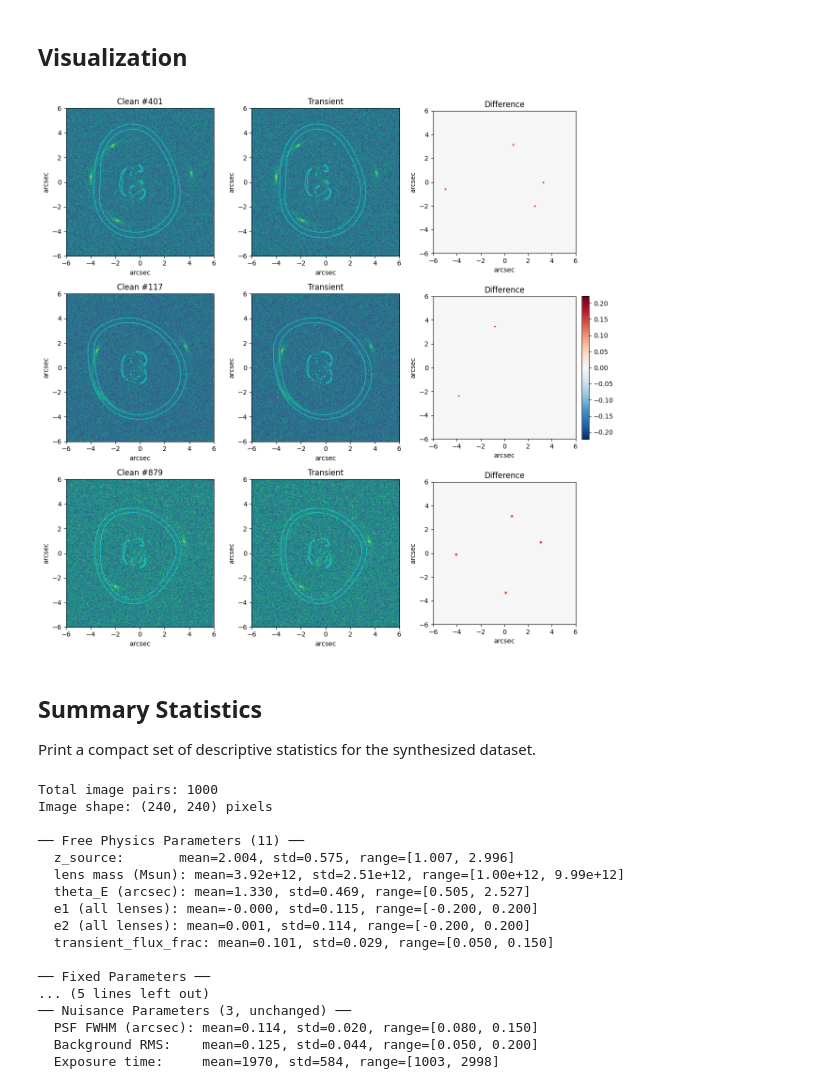
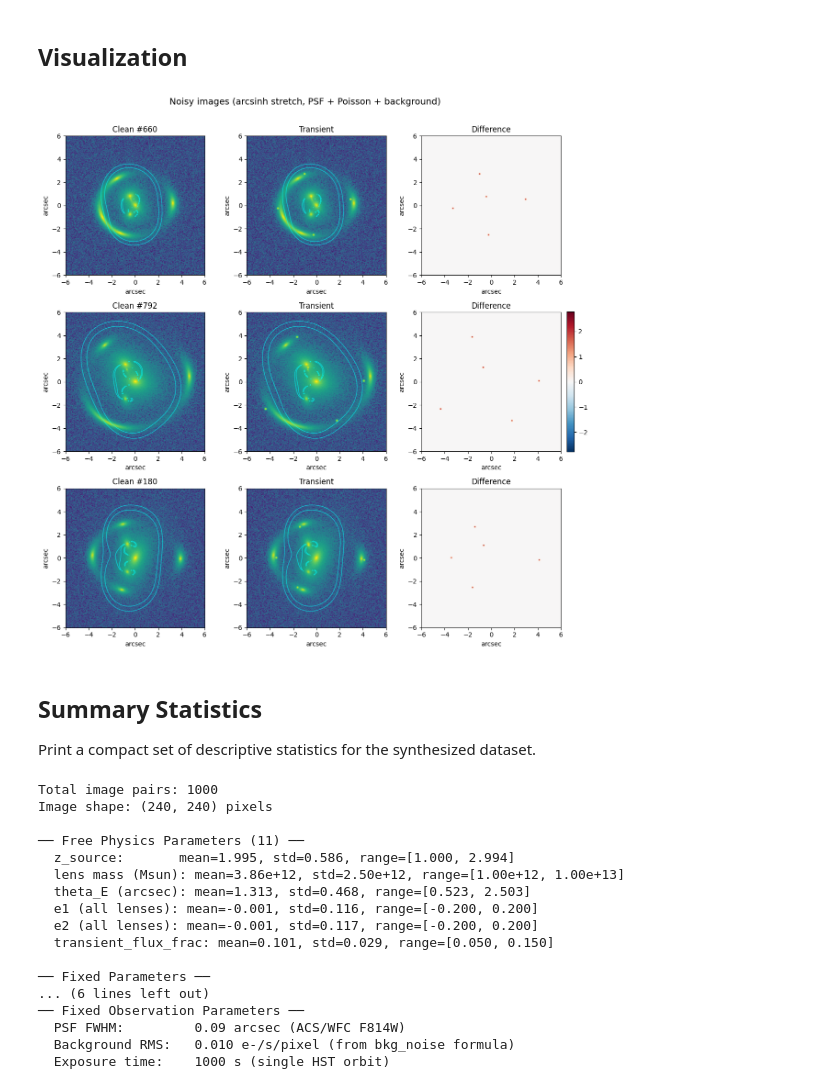
Before and after one commit to devesh-aggarwal/sbi-transient-lensing, a Jupyter notebook: simulator.ipynb, the cells around one changed output. Cells and saved outputs as stored; diff of their text form; code cells hidden in the pictures.

Commit message:
Update parameters to be based off of literature, stretch asin

```diff
--- a/simulator.ipynb
+++ b/simulator.ipynb
@@ -446,6 +476,12 @@ x_coords = ra0 + np.arange(img_size) * pixel_scale
 y_coords = dec0 + np.arange(img_size) * pixel_scale
 xx, yy = np.meshgrid(x_coords, y_coords)
 
+# Arcsinh stretch for display — standard in astronomy (SDSS, HSC, Rubin)
+# to reveal faint arcs alongside the bright lens galaxy centre.
+# softening ≈ background noise level keeps noise/faint features in the
+# approximately linear regime while compressing the bright centre.
+SOFTENING = 0.01  # e-/s, ~1x background_rms
+
 for row, idx in enumerate(sample_indices):
     meta = metadata[idx]
     lens_model = LensModel(lens_model_list=meta['lens_models'])
@@ -463,11 +499,11 @@ for row, idx in enumerate(sample_indices):
     diff = anomalous - clean
     diff_scale = np.max(np.abs(diff)) or 1.0
 
-    axes[row, 0].imshow(clean, cmap='viridis', origin='lower', extent=extent)
+    axes[row, 0].imshow(np.arcsinh(clean / SOFTENING), cmap='viridis', origin='lower', extent=extent)
     axes[row, 0].contour(xx, yy, mag_map, levels=[20], colors='cyan', linewidths=1, alpha=0.6)
     axes[row, 0].set_title(f'Clean (noiseless) #{idx}')
 
-    axes[row, 1].imshow(anomalous, cmap='viridis', origin='lower', extent=extent)
+    axes[row, 1].imshow(np.arcsinh(anomalous / SOFTENING), cmap='viridis', origin='lower', extent=extent)
     axes[row, 1].contour(xx, yy, mag_map, levels=[20], colors='cyan', linewidths=1, alpha=0.6)
     axes[row, 1].set_title('Transient (noiseless)')
 
@@ -485,6 +521,7 @@ for row, idx in enumerate(sample_indices):
         axes[row, col].set_xlabel('arcsec')
         axes[row, col].set_ylabel('arcsec')
 
+fig.suptitle('Noiseless images (arcsinh stretch)', fontsize=14, y=1.01)
 fig.tight_layout()
 plt.colorbar(im, ax=axes[:, 2], fraction=0.046, pad=0.04)
 plt.show()
@@ -536,6 +573,9 @@ x_coords = ra0 + np.arange(img_size) * pixel_scale
 y_coords = dec0 + np.arange(img_size) * pixel_scale
 xx, yy = np.meshgrid(x_coords, y_coords)
 
+# Same arcsinh softening as noiseless visualization.
+SOFTENING = 0.01
+
 for row, idx in enumerate(sample_indices):
     meta = metadata[idx]
     lens_model = LensModel(lens_model_list=meta['lens_models'])
@@ -550,36 +590,37 @@ for row, idx in enumerate(sample_indices):
 
     clean = clean_images[idx]
     anomalous = anomalous_images[idx]
     diff = anomalous - clean
     diff_scale = np.max(np.abs(diff)) or 1.0
 
-    axes[row, 0].imshow(clean, cmap='viridis', origin='lower', extent=extent)
+    axes[row, 0].imshow(np.arcsinh(clean / SOFTENING), cmap='viridis', origin='lower', extent=extent)
     axes[row, 0].contour(xx, yy, mag_map, levels=[20], colors='cyan', linewidths=1, alpha=0.6)
     axes[row, 0].set_title(f'Clean #{idx}')
 
-    axes[row, 1].imshow(anomalous, cmap='viridis', origin='lower', extent=extent)
+    axes[row, 1].imshow(np.arcsinh(anomalous / SOFTENING), cmap='viridis', origin='lower', extent=extent)
     axes[row, 1].contour(xx, yy, mag_map, levels=[20], colors='cyan', linewidths=1, alpha=0.6)
     axes[row, 1].set_title('Transient')
 
     im = axes[row, 2].imshow(
         diff,
         cmap='RdBu_r',
         origin='lower',
         extent=extent,
         vmin=-diff_scale,
         vmax=diff_scale,
     )
     axes[row, 2].set_title('Difference')
 
     for col in range(3):
         axes[row, col].set_xlabel('arcsec')
         axes[row, col].set_ylabel('arcsec')
 
+fig.suptitle('Noisy images (arcsinh stretch, PSF + Poisson + background)', fontsize=14, y=1.01)
 fig.tight_layout()
 plt.colorbar(im, ax=axes[:, 2], fraction=0.046, pad=0.04)
 plt.show()
 # %% [output]
-[figure, old version]
+[figure, new version]
 # %% [markdown]
 ## Summary Statistics
 
@@ -649,22 +690,14 @@ if z_lens_vals:
     print(f'  z_lens:           {z_lens_vals[0]} (std={np.std(z_lens_vals):.1e})')
 print(f'  Shear gamma:      0.08 (angle=0.0)')
 print(f'  Source position:  (0.05, 0.05) arcsec')
-print(f'  Source amp:       23.5')
+print(f'  Source amp:       100.0 (mag ~22 in F814W)')
+print(f'  Lens light amp:   25.0 * (sigma_v/200)^1.2 (mag ~20.6 at sigma_v=200)')
 
-# ── Nuisance parameters ──────────────────────────────────────────────
-print('\n── Nuisance Parameters (3, unchanged) ──')
-psf_stats = _safe_stats([m.get('psf_fwhm') for m in metadata if 'error' not in m])
-bg_stats = _safe_stats([m.get('background') for m in metadata if 'error' not in m])
-exp_stats = _safe_stats([m.get('exp_time') for m in metadata if 'error' not in m])
-if psf_stats:
-    mean, std, vmin, vmax = psf_stats
-    print(f'  PSF FWHM (arcsec): mean={mean:.3f}, std={std:.3f}, range=[{vmin:.3f}, {vmax:.3f}]')
-if bg_stats:
-    mean, std, vmin, vmax = bg_stats
-    print(f'  Background RMS:    mean={mean:.3f}, std={std:.3f}, range=[{vmin:.3f}, {vmax:.3f}]')
-if exp_stats:
-    mean, std, vmin, vmax = exp_stats
-    print(f'  Exposure time:     mean={mean:.0f}, std={std:.0f}, range=[{vmin:.0f}, {vmax:.0f}]')
+# ── Fixed observation parameters ─────────────────────────────────────
+print('\n── Fixed Observation Parameters ──')
+print(f'  PSF FWHM:         0.09 arcsec (ACS/WFC F814W)')
+print(f'  Background RMS:   0.010 e-/s/pixel (from bkg_noise formula)')
+print(f'  Exposure time:    1000 s (single HST orbit)')
 
 errors = sum(1 for m in metadata if 'error' in m)
 if errors:
@@ -674,19 +707,19 @@ Total image pairs: 1000
 Image shape: (240, 240) pixels
 
 ── Free Physics Parameters (11) ──
-  z_source:       mean=2.004, std=0.575, range=[1.007, 2.996]
-  lens mass (Msun): mean=3.92e+12, std=2.51e+12, range=[1.00e+12, 9.99e+12]
-  theta_E (arcsec): mean=1.330, std=0.469, range=[0.505, 2.527]
-  e1 (all lenses): mean=-0.000, std=0.115, range=[-0.200, 0.200]
-  e2 (all lenses): mean=0.001, std=0.114, range=[-0.200, 0.200]
+  z_source:       mean=1.995, std=0.586, range=[1.000, 2.994]
+  lens mass (Msun): mean=3.86e+12, std=2.50e+12, range=[1.00e+12, 1.00e+13]
+  theta_E (arcsec): mean=1.313, std=0.468, range=[0.523, 2.503]
+  e1 (all lenses): mean=-0.001, std=0.116, range=[-0.200, 0.200]
+  e2 (all lenses): mean=-0.001, std=0.117, range=[-0.200, 0.200]
   transient_flux_frac: mean=0.101, std=0.029, range=[0.050, 0.150]
 
 ── Fixed Parameters ──
-... (5 lines left out)
-── Nuisance Parameters (3, unchanged) ──
-  PSF FWHM (arcsec): mean=0.114, std=0.020, range=[0.080, 0.150]
-  Background RMS:    mean=0.125, std=0.044, range=[0.050, 0.200]
-  Exposure time:     mean=1970, std=584, range=[1003, 2998]
+... (6 lines left out)
+── Fixed Observation Parameters ──
+  PSF FWHM:         0.09 arcsec (ACS/WFC F814W)
+  Background RMS:   0.010 e-/s/pixel (from bkg_noise formula)
+  Exposure time:    1000 s (single HST orbit)
 # %% [markdown]
 ## Dataset Overview (Reduced Parameter Space)
 
```
Also changed, not shown: parts of 3 cells of this notebook.
